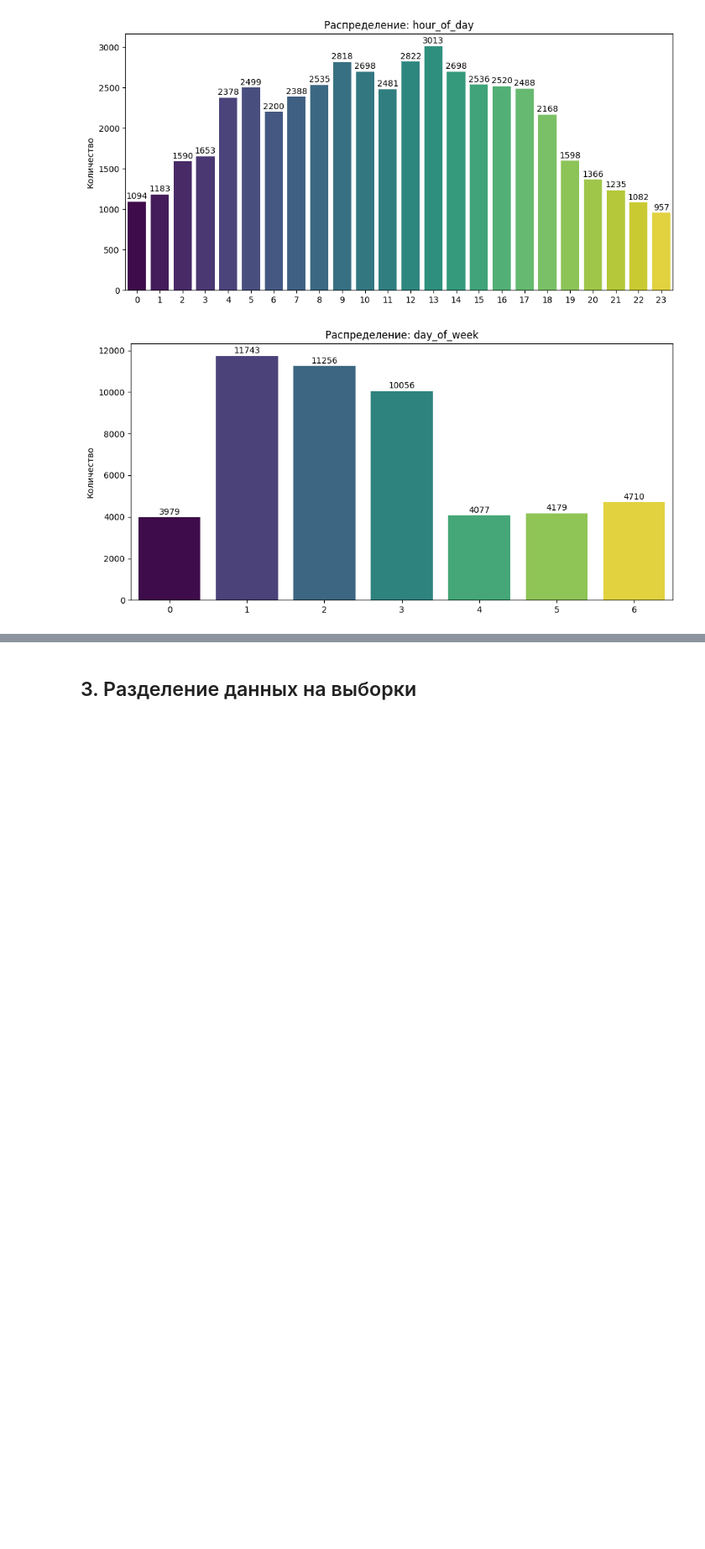
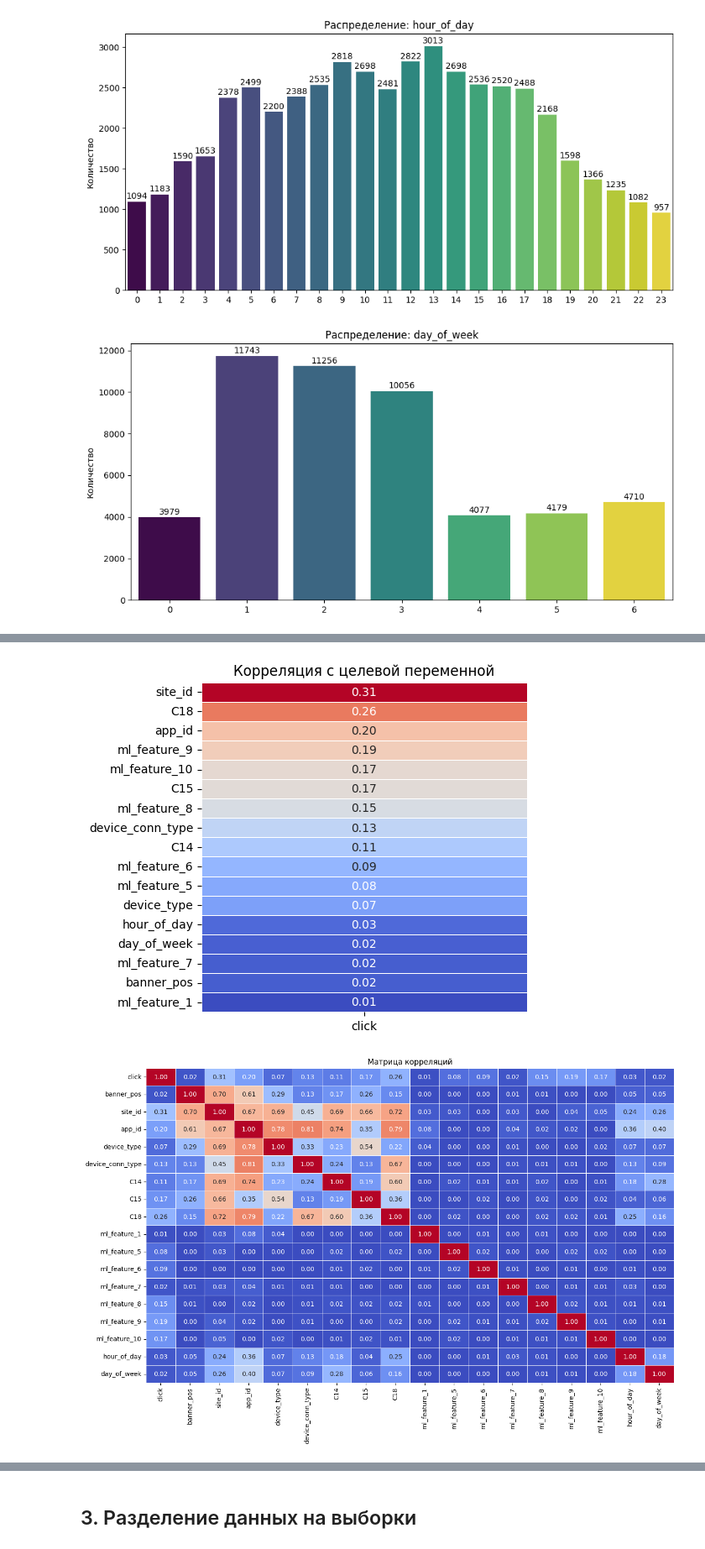
Before and after one commit to KatsayArtemDev/ml, a Jupyter notebook: classification/advandex_click/advandex_click_predictor.ipynb, the cells around one changed output, grey strips where cells are left out. Shown at 84% size. Drawn from its saved outputs; the diff is of its cells as text; code cells hidden in the pictures; blank space fills up the shorter version.

```diff
--- a/classification/advandex_click/advandex_click_predictor.ipynb
+++ b/classification/advandex_click/advandex_click_predictor.ipynb
@@ -626,2 +726,13 @@ for _, feature in enumerate(valid_features):
+# %%
+df_eda = df_eda.drop(columns=['C1', 'C17', 'C16', 'C19', 'C20', 'C21', 'app_category', 'site_category', 'device_model', 'ml_feature_2', 'ml_feature_3', 'ml_feature_4'])
+# %%
+corr_matrix = df_eda.phik_matrix(njobs=4, interval_cols=['C14', 'ml_feature_1', 'ml_feature_5', 'ml_feature_6', 'ml_feature_8', 'ml_feature_9', 'ml_feature_10'])
+target_correlation = corr_matrix[corr_matrix.index != 'click'][['click']].sort_values(by='click', ascending=False)
+
+create_heatmap(target_correlation, title='Корреляция с целевой переменной', x=5, y_coef=.3)
+create_heatmap(corr_matrix, title='Матрица корреляций', x=15, y_coef=.5)
+# %% [output]
+[figure, added]
+[figure, added]
 # %% [markdown]
 #### 2.8 Выводы по EDA
```
Also changed, not shown: parts of 22 cells of this notebook.
